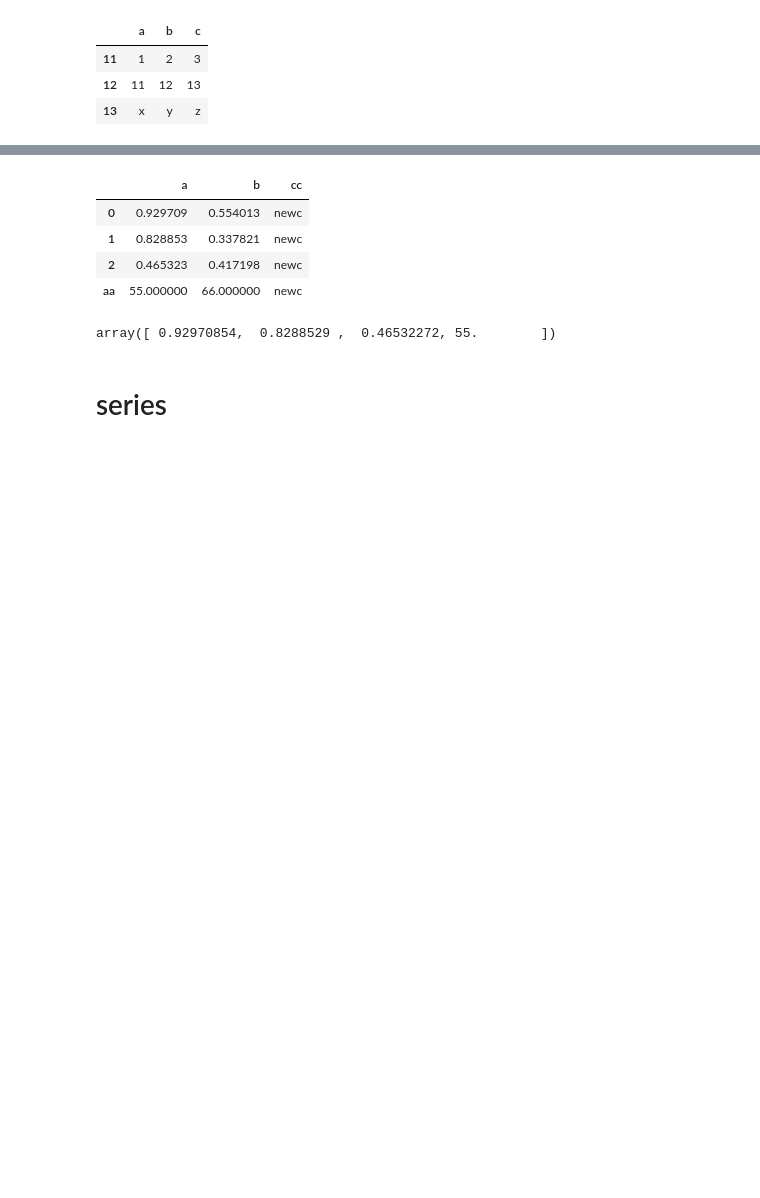
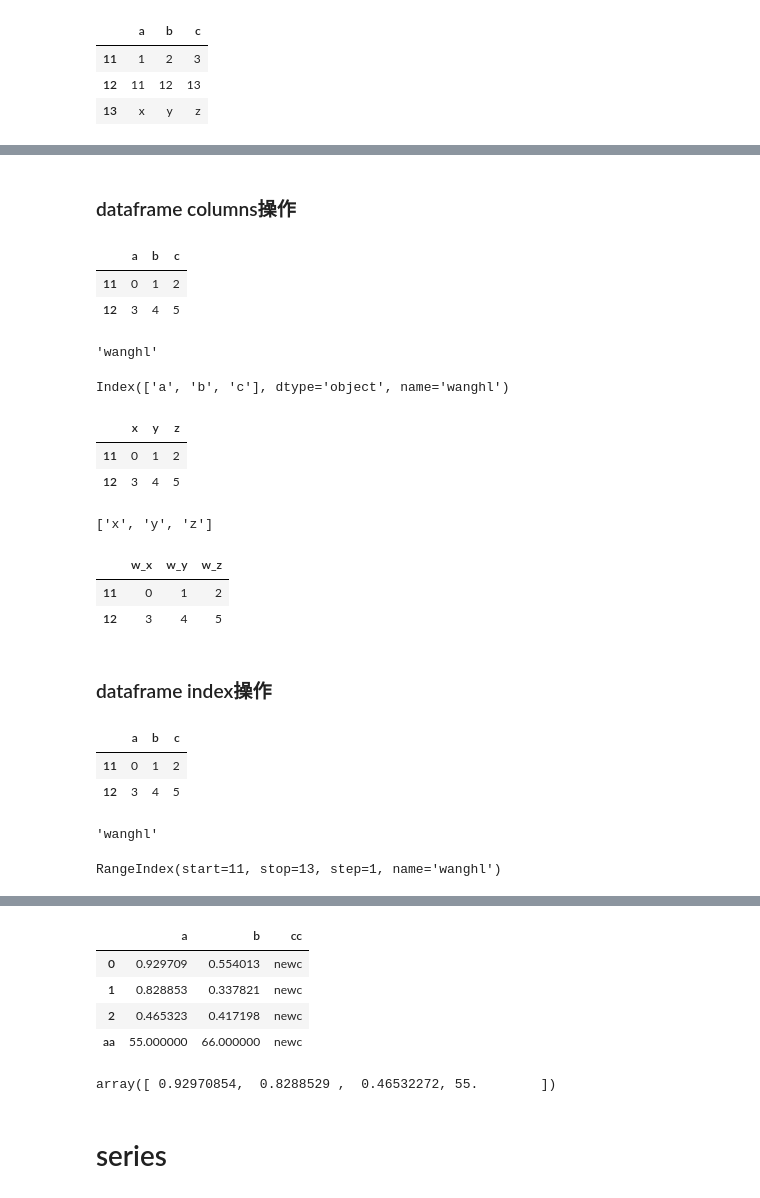
Before and after one commit to liuyuediyu666/ipynb, a Jupyter notebook: pandas.ipynb, the cells around one changed output, grey strips where cells are left out. Saved outputs shown, nothing was run; the diff lists cells and outputs as text; code cells hidden in the pictures; blank space fills up the shorter version.

```diff
--- a/pandas.ipynb
+++ b/pandas.ipynb
@@ -104,0 +45,8 @@ list(df1.iteritems())  # 按列迭代为(列名, Series)对。
+# %% [markdown]
+### dataframe columns操作
+# %%
+df1 = pd.DataFrame(np.arange(6).reshape(2, 3), columns=list('abc'), index=range(11,13), dtype='int'); df1  # the dtype parameter assignment all columns
+# %% [output]
+|  | a | b | c |
+| 11 | 0 | 1 | 2 |
+| 12 | 3 | 4 | 5 |
@@ -104,0 +55,33 @@ list(df1.iteritems())  # 按列迭代为(列名, Series)对。
+# %%
+df1.columns.name = 'wanghl'  # assignment
+df1.columns.name
+# %% [output]
+'wanghl'
+# %%
+df1.columns  # return index
+# %% [output]
+Index(['a', 'b', 'c'], dtype='object', name='wanghl')
+# %%
+df1.columns = list('xyz'); df1  # modify in place
+# %% [output]
+|  | x | y | z |
+| 11 | 0 | 1 | 2 |
+| 12 | 3 | 4 | 5 |
+# %%
+list(df1)  # return list
+# %% [output]
+['x', 'y', 'z']
+# %%
+df2 = df1.add_prefix('w_'); df2  # create new
+# %% [output]
+|  | w_x | w_y | w_z |
+| 11 | 0 | 1 | 2 |
+| 12 | 3 | 4 | 5 |
+# %% [markdown]
+### dataframe index操作
+# %%
+df1 = pd.DataFrame(np.arange(6).reshape(2, 3), columns=list('abc'), index=range(11,13), dtype='int'); df1  # the dtype parameter assignment all columns
+# %% [output]
+|  | a | b | c |
+| 11 | 0 | 1 | 2 |
+| 12 | 3 | 4 | 5 |
@@ -104,0 +90,9 @@ list(df1.iteritems())  # 按列迭代为(列名, Series)对。
+# %%
+df1.index.name = 'wanghl'
+df1.index.name
+# %% [output]
+'wanghl'
+# %%
+df1.index  # return index
+# %% [output]
+RangeIndex(start=11, stop=13, step=1, name='wanghl')
```
Also changed, not shown: parts of 99 cells of this notebook.
